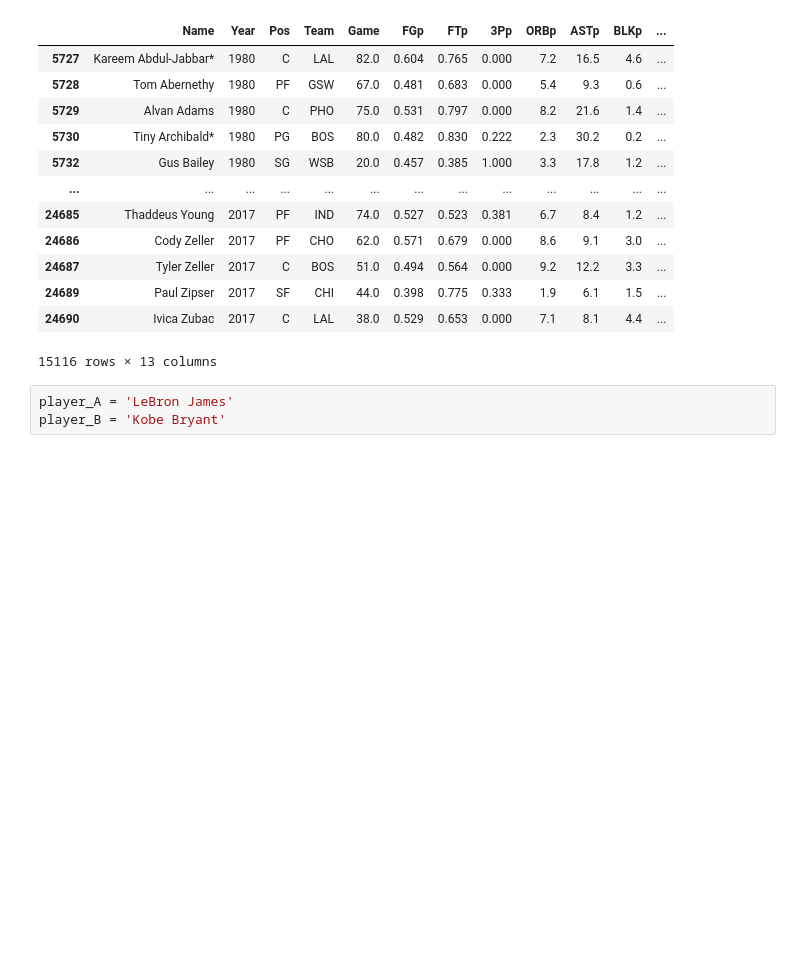
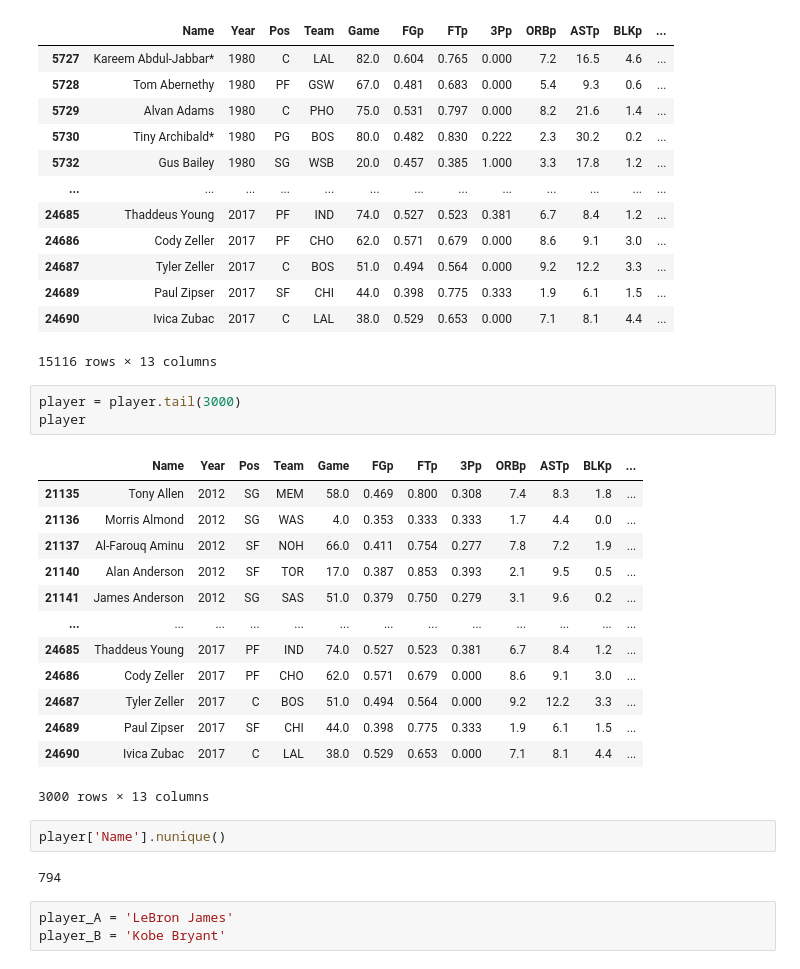
Before and after one commit to Suraporn/nba_player_comparison, a Jupyter notebook: utility.ipynb, the cells around one changed output. Drawn from its saved outputs; the diff is of its cells as text; blank space fills up the shorter version.

```diff
--- a/utility.ipynb
+++ b/utility.ipynb
@@ -74,6 +78,27 @@ player
 | 24689 | Paul Zipser | 2017 | SF | CHI | 44.0 | 0.398 | 0.775 | 0.333 | 1.9 | 6.1 | 1.5 | ... |
 | 24690 | Ivica Zubac | 2017 | C | LAL | 38.0 | 0.529 | 0.653 | 0.000 | 7.1 | 8.1 | 4.4 | ... |
 15116 rows × 13 columns
+# %%
+player = player.tail(3000)
+player
+# %% [output]
+|  | Name | Year | Pos | Team | Game | FGp | FTp | 3Pp | ORBp | ASTp | BLKp | ... |
+| 21135 | Tony Allen | 2012 | SG | MEM | 58.0 | 0.469 | 0.800 | 0.308 | 7.4 | 8.3 | 1.8 | ... |
+| 21136 | Morris Almond | 2012 | SG | WAS | 4.0 | 0.353 | 0.333 | 0.333 | 1.7 | 4.4 | 0.0 | ... |
+| 21137 | Al-Farouq Aminu | 2012 | SF | NOH | 66.0 | 0.411 | 0.754 | 0.277 | 7.8 | 7.2 | 1.9 | ... |
+| 21140 | Alan Anderson | 2012 | SF | TOR | 17.0 | 0.387 | 0.853 | 0.393 | 2.1 | 9.5 | 0.5 | ... |
+| 21141 | James Anderson | 2012 | SG | SAS | 51.0 | 0.379 | 0.750 | 0.279 | 3.1 | 9.6 | 0.2 | ... |
+| ... | ... | ... | ... | ... | ... | ... | ... | ... | ... | ... | ... | ... |
+| 24685 | Thaddeus Young | 2017 | PF | IND | 74.0 | 0.527 | 0.523 | 0.381 | 6.7 | 8.4 | 1.2 | ... |
+| 24686 | Cody Zeller | 2017 | PF | CHO | 62.0 | 0.571 | 0.679 | 0.000 | 8.6 | 9.1 | 3.0 | ... |
+| 24687 | Tyler Zeller | 2017 | C | BOS | 51.0 | 0.494 | 0.564 | 0.000 | 9.2 | 12.2 | 3.3 | ... |
+| 24689 | Paul Zipser | 2017 | SF | CHI | 44.0 | 0.398 | 0.775 | 0.333 | 1.9 | 6.1 | 1.5 | ... |
+| 24690 | Ivica Zubac | 2017 | C | LAL | 38.0 | 0.529 | 0.653 | 0.000 | 7.1 | 8.1 | 4.4 | ... |
+3000 rows × 13 columns
+# %%
+player['Name'].nunique()
+# %% [output]
+794
 # %%
 player_A = 'LeBron James'
 player_B = 'Kobe Bryant'
```
Also changed, not shown: parts of 1 cell of this notebook, 1 other file.
